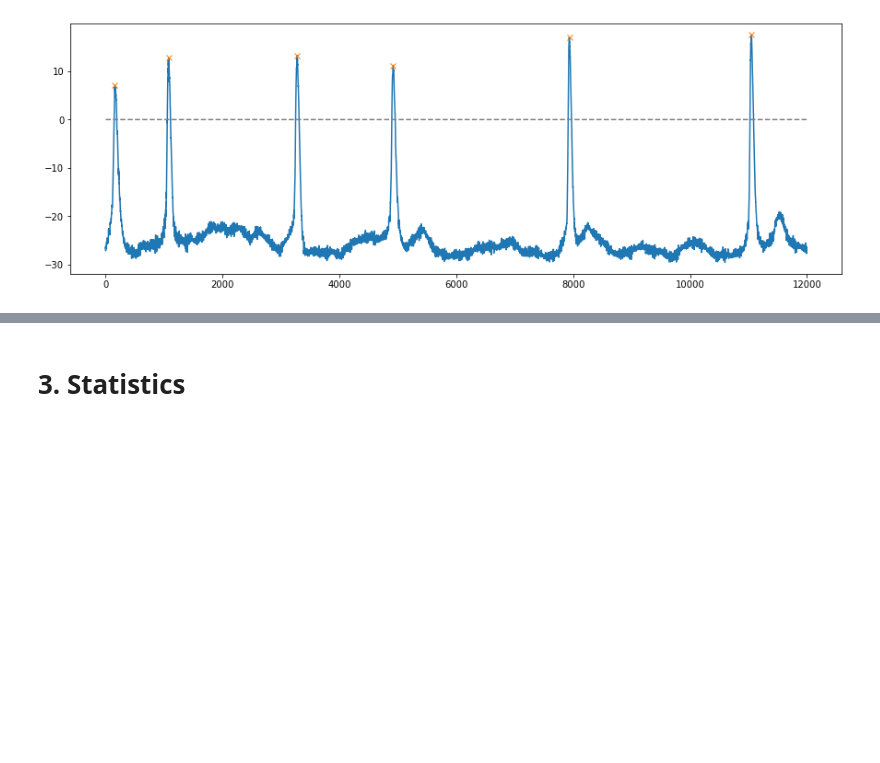
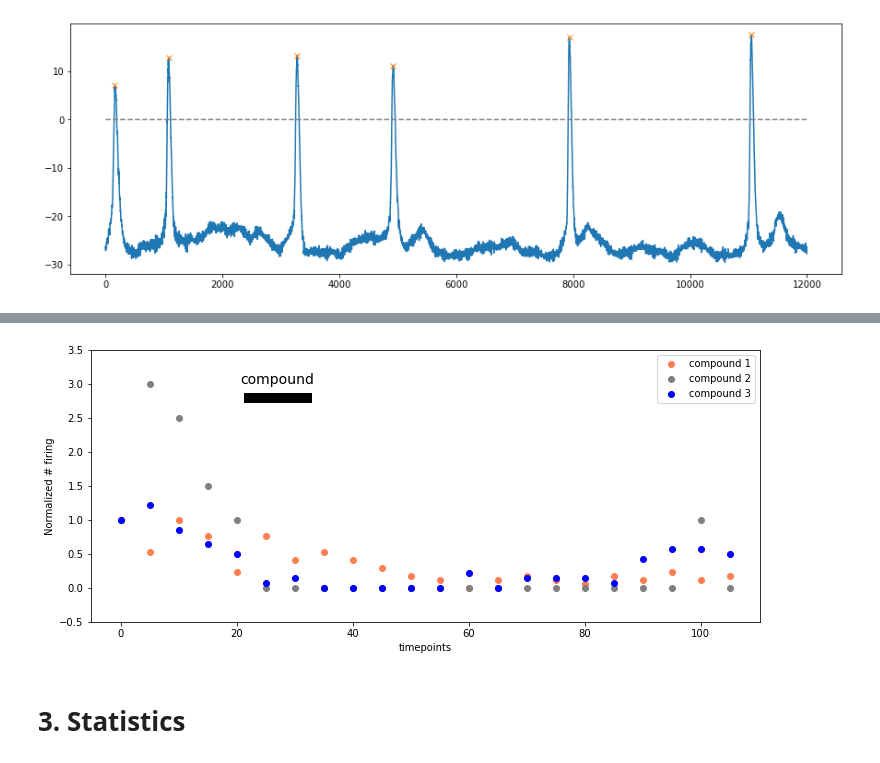
Before and after one commit to soyhyoj/PGlab, a Jupyter notebook: Electrophysiology data analysis/Electrophysiology data analysis.ipynb, the cells around one changed output, grey strips where cells are left out. Saved outputs shown, nothing was run; the diff lists cells and outputs as text; code cells hidden in the pictures; blank space fills up the shorter version.

```diff
--- a/Electrophysiology data analysis/Electrophysiology data analysis.ipynb
+++ b/Electrophysiology data analysis/Electrophysiology data analysis.ipynb
@@ -151,0 +214,32 @@ plt.show()
+# %%
+# Iteraterate the above process to all three traces
+result = pd.DataFrame()
+bins = np.arange(0,2200000,20000)
+
+for i, trace in enumerate(traces):
+    # Prepare input as 1-D array
+    val = traces[i]['membrane potential(mV)'].values[:2200000]
+
+    # Find peaks
+    peaks, _ = find_peaks(val, height=0, prominence=2)
+
+    # Gather peaks per every 20000 points (= 1 seconds)
+    peak_ranges = pd.DataFrame()
+    peak_ranges['ranges'] = pd.cut(peaks, bins=bins)
+
+    # Count peaks per ranges
+    counted = peak_ranges.value_counts(sort=False)
+
+    # Aggregate (sum) peak counts for every 5 seconds
+    counted = pd.DataFrame(counted.values, columns=[f'compound {i+1}'])
+    aggregated = counted.groupby(counted.index // 5).sum()
+
+    # Normalize to the baseline(first 5 seconds)
+    baseline = aggregated.loc[0].values
+    normalized = aggregated / baseline
+
+    # Append the result to
+    result = pd.concat([result, normalized], axis=1)
+
+result.index = new_index
+result.head()
@@ -152,2 +253,14 @@ plt.show()
+# %%
+# Plot the normalized frequency
+result.plot(figsize=(12,5), marker='o', linewidth=0, color=colors)
+plt.ylim(-0.5,3.5)
+plt.xlabel('timepoints')
+plt.ylabel('Normalized # firing')
+plt.plot([start, end], [2.8, 2.8], color='k', linewidth=10) # duration of application
+plt.text(20.5, 3.0, 'compound', size=14)
+
+plt.show()
+# %% [output]
+[figure, added]
 # %% [markdown]
 # 3. Statistics
```
Also changed, not shown: parts of 9 cells of this notebook.
